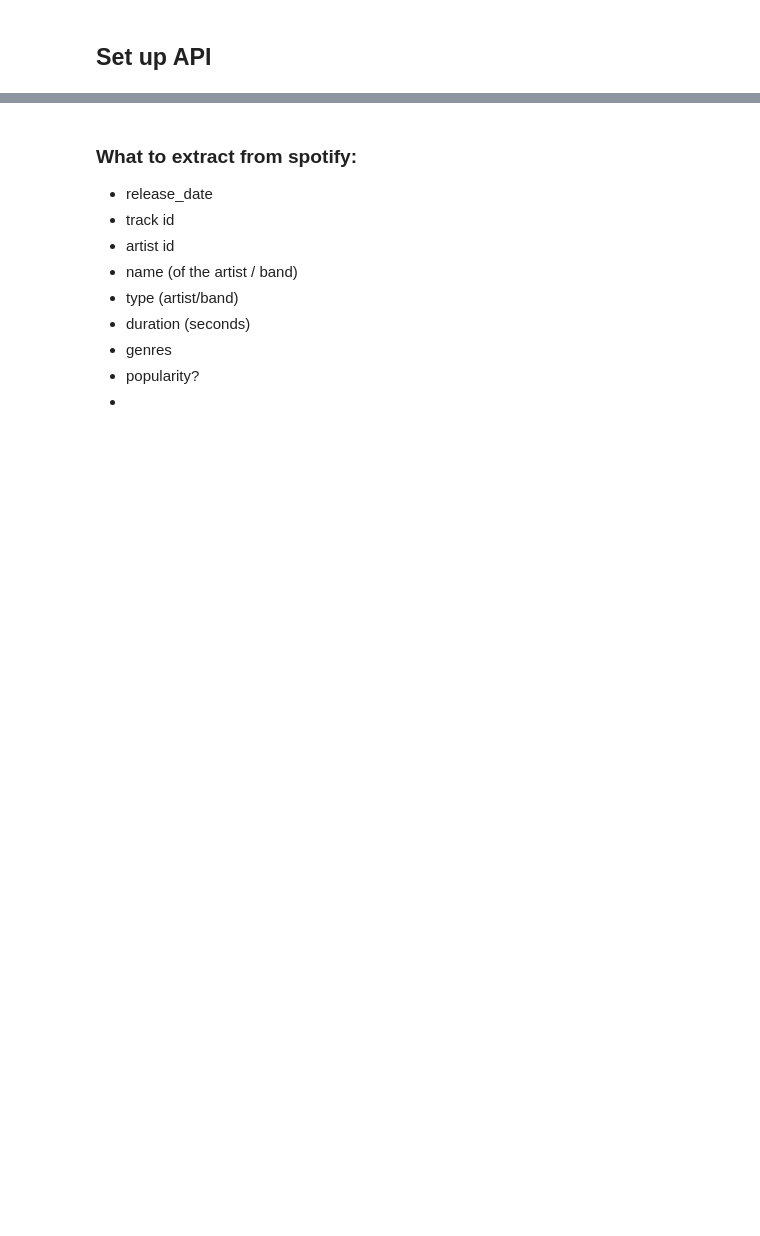
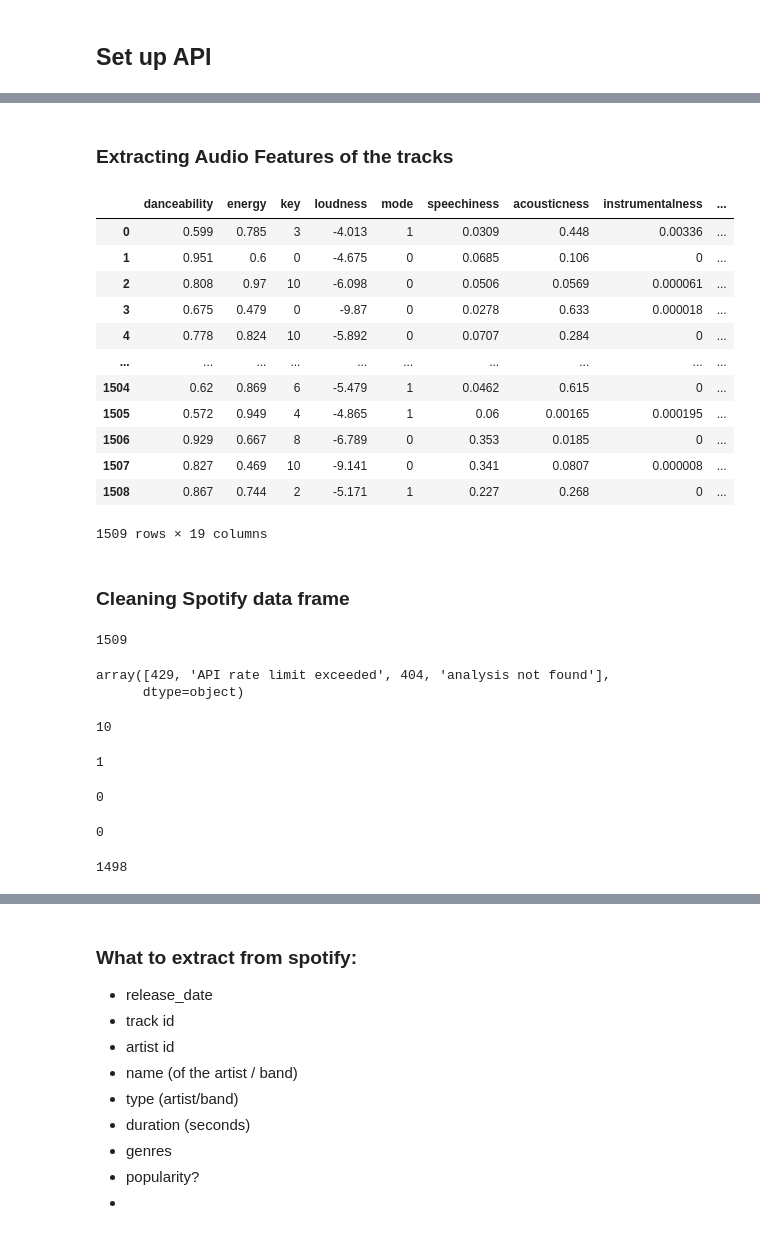
Before and after one commit to marukas-py/Top-songs-2006-2020, a Jupyter notebook: Songs_trends_2006_2020.ipynb, the cells around one changed output, grey strips where cells are left out. Cells and saved outputs as stored; diff of their text form; code cells hidden in the pictures; blank space fills up the shorter version.

```diff
--- a/Songs_trends_2006_2020.ipynb
+++ b/Songs_trends_2006_2020.ipynb
@@ -124,0 +179,66 @@ track_name
+# %% [markdown]
+### Extracting Audio Features of the tracks
+# %%
+requests_list = []
+
+for track_id in df.Track_id:
+
+    url = 'https://api.spotify.com/v1/audio-features/'+track_id
+
+    requests_list.append(requests.get(url, headers = headers).json())
+# %%
+df_audio_feautures = pd.DataFrame()
+
+i = 0
+
+for i in range(len(requests_list)):
+
+    temp_df = pd.DataFrame.from_dict(requests_list[i], orient = 'Index').T
+
+    df_audio_feautures = df_audio_feautures.append(temp_df)
+
+    i += 1
+# %%
+df_audio_feautures.reset_index(drop = True, inplace = True)
+df_audio_feautures
+# %% [output]
+|  | danceability | energy | key | loudness | mode | speechiness | acousticness | instrumentalness | ... |
+| 0 | 0.599 | 0.785 | 3 | -4.013 | 1 | 0.0309 | 0.448 | 0.00336 | ... |
+| 1 | 0.951 | 0.6 | 0 | -4.675 | 0 | 0.0685 | 0.106 | 0 | ... |
+| 2 | 0.808 | 0.97 | 10 | -6.098 | 0 | 0.0506 | 0.0569 | 0.000061 | ... |
+| 3 | 0.675 | 0.479 | 0 | -9.87 | 0 | 0.0278 | 0.633 | 0.000018 | ... |
+| 4 | 0.778 | 0.824 | 10 | -5.892 | 0 | 0.0707 | 0.284 | 0 | ... |
+| ... | ... | ... | ... | ... | ... | ... | ... | ... | ... |
+| 1504 | 0.62 | 0.869 | 6 | -5.479 | 1 | 0.0462 | 0.615 | 0 | ... |
+| 1505 | 0.572 | 0.949 | 4 | -4.865 | 1 | 0.06 | 0.00165 | 0.000195 | ... |
+| 1506 | 0.929 | 0.667 | 8 | -6.789 | 0 | 0.353 | 0.0185 | 0 | ... |
+| 1507 | 0.827 | 0.469 | 10 | -9.141 | 0 | 0.341 | 0.0807 | 0.000008 | ... |
+| 1508 | 0.867 | 0.744 | 2 | -5.171 | 1 | 0.227 | 0.268 | 0 | ... |
+1509 rows × 19 columns
+# %% [markdown]
+### Cleaning Spotify data frame
+# %%
+len(df_audio_feautures)
+# %% [output]
+1509
+# %%
+df_audio_feautures.error.unique()[1:]
+# %% [output]
+array([429, 'API rate limit exceeded', 404, 'analysis not found'],
+      dtype=object)
+# %%
+len(df_audio_feautures[df_audio_feautures.error == 'API rate limit exceeded'])
+# %% [output]
+10
+# %%
+len(df_audio_feautures[df_audio_feautures.error == 'analysis not found'])
+# %% [output]
+1
+# %%
+len(df_audio_feautures[df_audio_feautures.error == '429'])
+# %% [output]
+0
+# %%
+len(df_audio_feautures[df_audio_feautures.error == '404'])
+# %% [output]
+0
@@ -124,0 +251,4 @@ track_name
+# %%
+len(df_audio_feautures)
+# %% [output]
+1498
```
Also changed, not shown: parts of 24 cells of this notebook.
